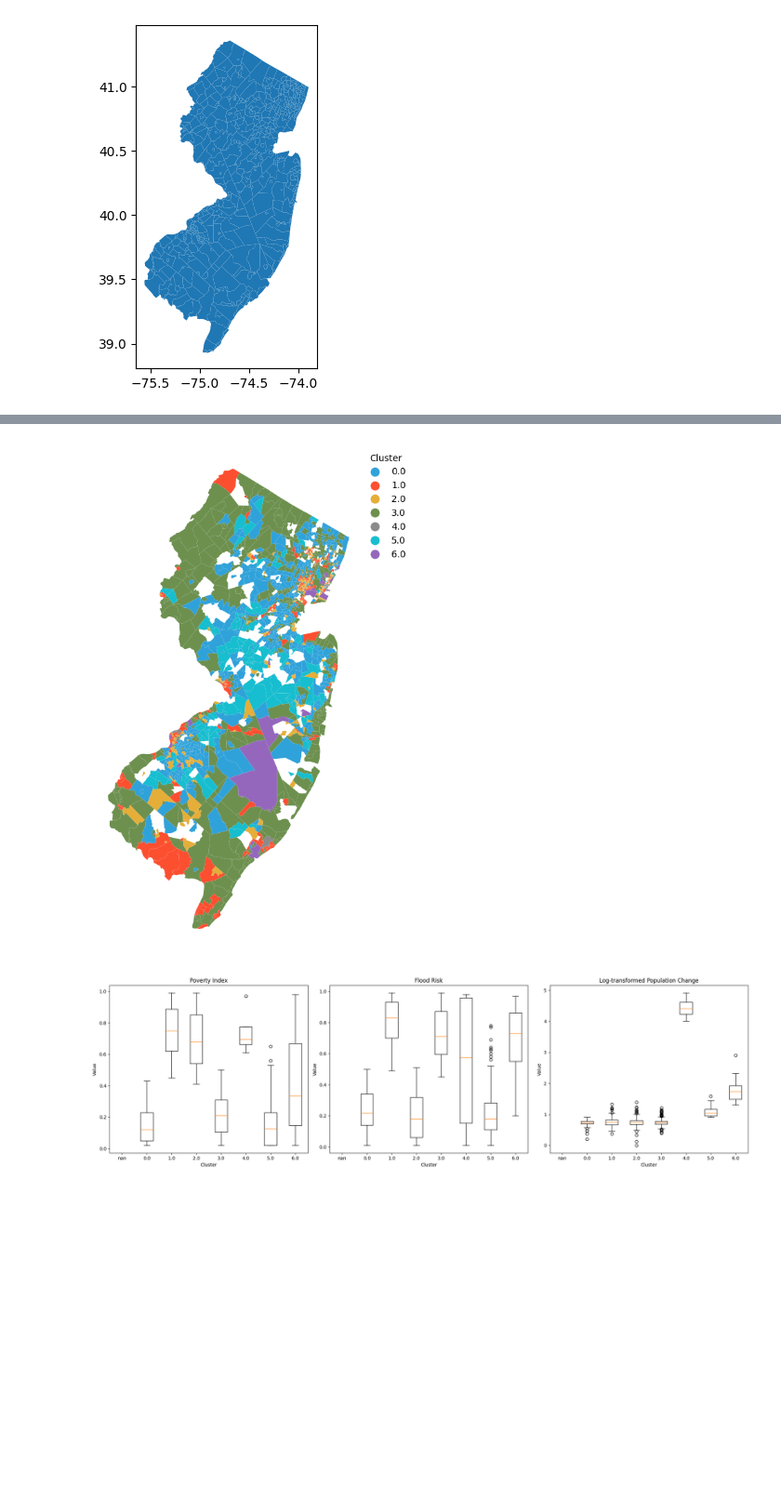
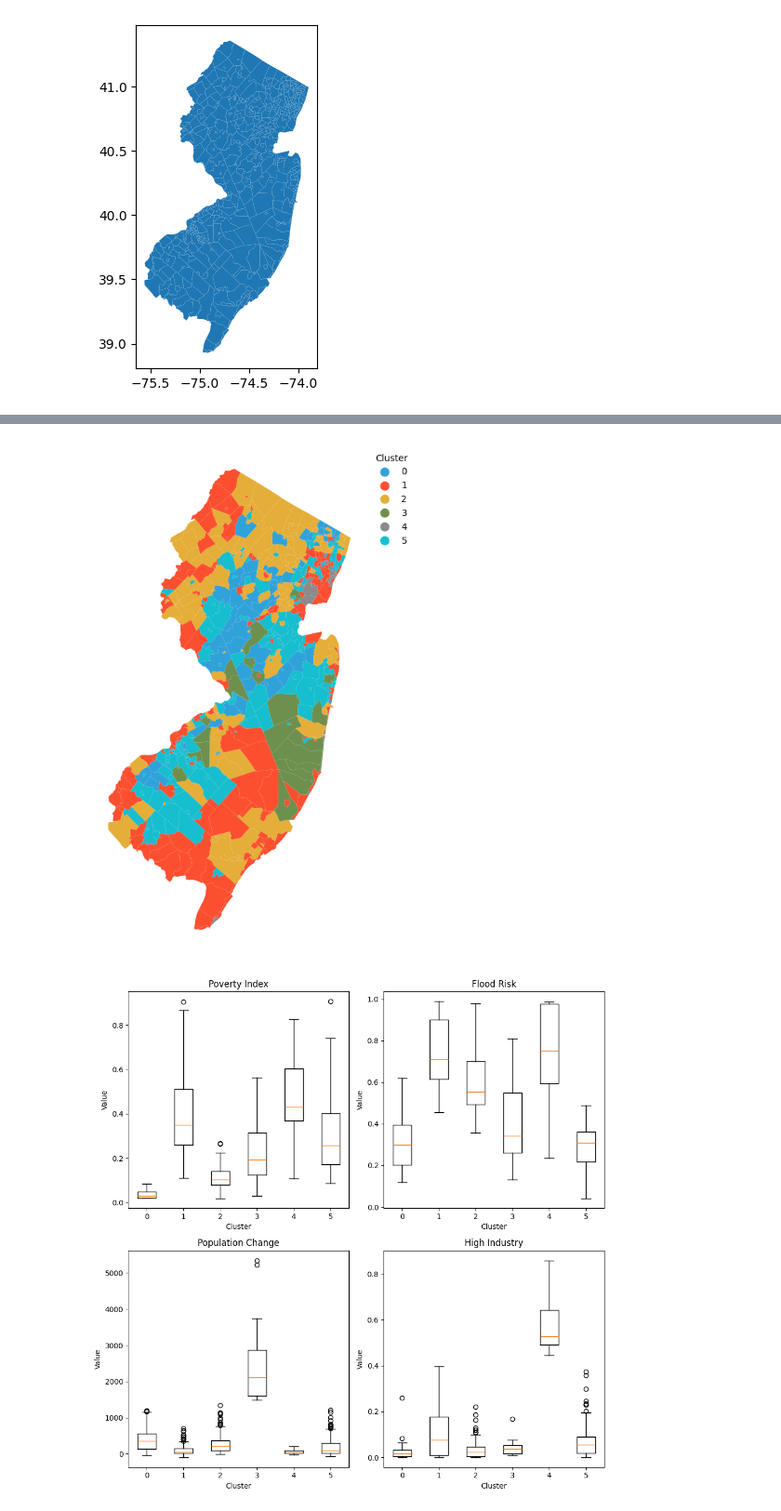
Before and after one commit to nlebovits/mach-superstudio, a Jupyter notebook: notebooks/retreat_index.ipynb, the cells around one changed output, grey strips where cells are left out. Shown at 93% size. Drawn from its saved outputs; the diff is of its cells as text; code cells hidden in the pictures; blank space fills up the shorter version.

```diff
--- a/notebooks/retreat_index.ipynb
+++ b/notebooks/retreat_index.ipynb
@@ -39,7 +44,7 @@ cluster_dat.plot()
 cluster_dat['pct_70_year_pop_change'] = ((cluster_dat['tot_pop_2020'] - cluster_dat['tot_pop_1950']) / cluster_dat['tot_pop_1950']) * 100
 # %%
 # select the following columns: P200_I_PFS, FLD_PFS, pct_thirty_yr_pop_change, geometry
-retreat_index_gdf = cluster_dat[['p200_i_pfs', 'fld_pfs', 'pct_70_year_pop_change', 'developed_high_intensity', 'geometry']]
+retreat_index_gdf = cluster_dat[['pov_rt', 'flood_risk', 'pct_70_year_pop_change', 'developed_high_intensity', 'geometry']]
 # %%
 retreat_index_gdf.head()
 # %% [output]
@@ -136,12 +149,14 @@ plt.show()
 # %%
-# Step 1: Log-transform the population change variable
-min_value = retreat_index_gdf['pct_thirty_yr_pop_change'].min()
-shift_constant = np.abs(min_value) + 1
-retreat_index_gdf['log_pct_thirty_yr_pop_change'] = np.log(retreat_index_gdf['pct_thirty_yr_pop_change'] + shift_constant)
+from sklearn.preprocessing import StandardScaler
+
+# Step 1: Apply transformations
+retreat_index_gdf['log_pov_rt'] = np.log(retreat_index_gdf['pov_rt'])
+retreat_index_gdf['sqrt_flood_risk'] = np.sqrt(retreat_index_gdf['flood_risk'])
+retreat_index_gdf['squared_developed_high_intensity'] = retreat_index_gdf['developed_high_intensity'] ** 2
 
 # Step 2: Z-score normalize the variables
 scaler = StandardScaler()
-variables_to_normalize = ['P200_I_PFS', 'FLD_PFS', 'log_pct_thirty_yr_pop_change']
+variables_to_normalize = ['log_pov_rt', 'sqrt_flood_risk', 'pct_70_year_pop_change', 'squared_developed_high_intensity']
 # Drop NA values from the dataframe to avoid errors in scaling and clustering
 cleaned_gdf = retreat_index_gdf.dropna(subset=variables_to_normalize)
 normalized_data = scaler.fit_transform(cleaned_gdf[variables_to_normalize])
@@ -179,6 +204,6 @@ plt.show()
 # %%
 # Step 3: Cluster the normalized and cleaned data
-kmeans = KMeans(n_clusters=7, random_state=42)  # Adjust the number of clusters as needed
+kmeans = KMeans(n_clusters=6, random_state=42)  # Adjust the number of clusters as needed
 clusters = kmeans.fit_predict(normalized_df)
 # %%
 cleaned_gdf['cluster'] = clusters  # Add cluster labels to the cleaned GeoDataFrame
@@ -195,6 +230,6 @@ retreat_index_gdf = retreat_index_gdf.merge(cleaned_gdf[['cluster']], left_index
 # %%
 # Select a colorcet palette and create a ListedColormap
-colors = cc.glasbey_hv[:7]  # For 7 clusters
+colors = cc.glasbey_hv[:6]  # For 7 clusters
 cmap = ListedColormap(colors)
 
 # Plotting
@@ -218,32 +253,34 @@ ax.set_ylabel('')
 plt.tight_layout(rect=[0, 0, 0.85, 1])  # Adjust the layout to leave space for the legend
 plt.show()
 # %% [output]
-[figure, old version]
+[figure, new version]
 # %%
 # Variables to plot
-variables = ['P200_I_PFS', 'FLD_PFS', 'log_pct_thirty_yr_pop_change']
-titles = ['Poverty Index', 'Flood Risk', 'Log-transformed Population Change']
+variables = ['pov_rt', 'flood_risk', 'pct_70_year_pop_change', 'developed_high_intensity']
+titles = ['Poverty Index', 'Flood Risk', 'Population Change', 'High Industry']
 
 # Creating box plots
-fig, axes = plt.subplots(1, 3, figsize=(20, 6))
+fig, axes = plt.subplots(2, 2, figsize=(10, 10))
 
-for ax, var, title in zip(axes, variables, titles):
+# Flatten the axes array and iterate over it
+for ax, var, title in zip(axes.flatten(), variables, titles):
+
     # Prepare data for plotting: extract values for each cluster
     data_to_plot = [retreat_index_gdf[retreat_index_gdf['cluster'] == cluster][var] for cluster in sorted(retreat_index_gdf['cluster'].unique())]
 
     # Create box plot
     ax.boxplot(data_to_plot)
 
     # Setting titles and labels
     ax.set_title(title)
     ax.set_xlabel('Cluster')
     ax.set_ylabel('Value')
     ax.set_xticklabels(sorted(retreat_index_gdf['cluster'].unique()))
 
 plt.tight_layout()
 plt.show()
 # %% [output]
-[figure, old version]
+[figure, new version]
 # %%
 # Create a new column 'highlight' that is True for clusters 2 and 3, and False otherwise
 retreat_index_gdf['highlight'] = retreat_index_gdf['cluster'].isin([1, 4])
```
Also changed, not shown: parts of 19 cells of this notebook, 1 other file.
